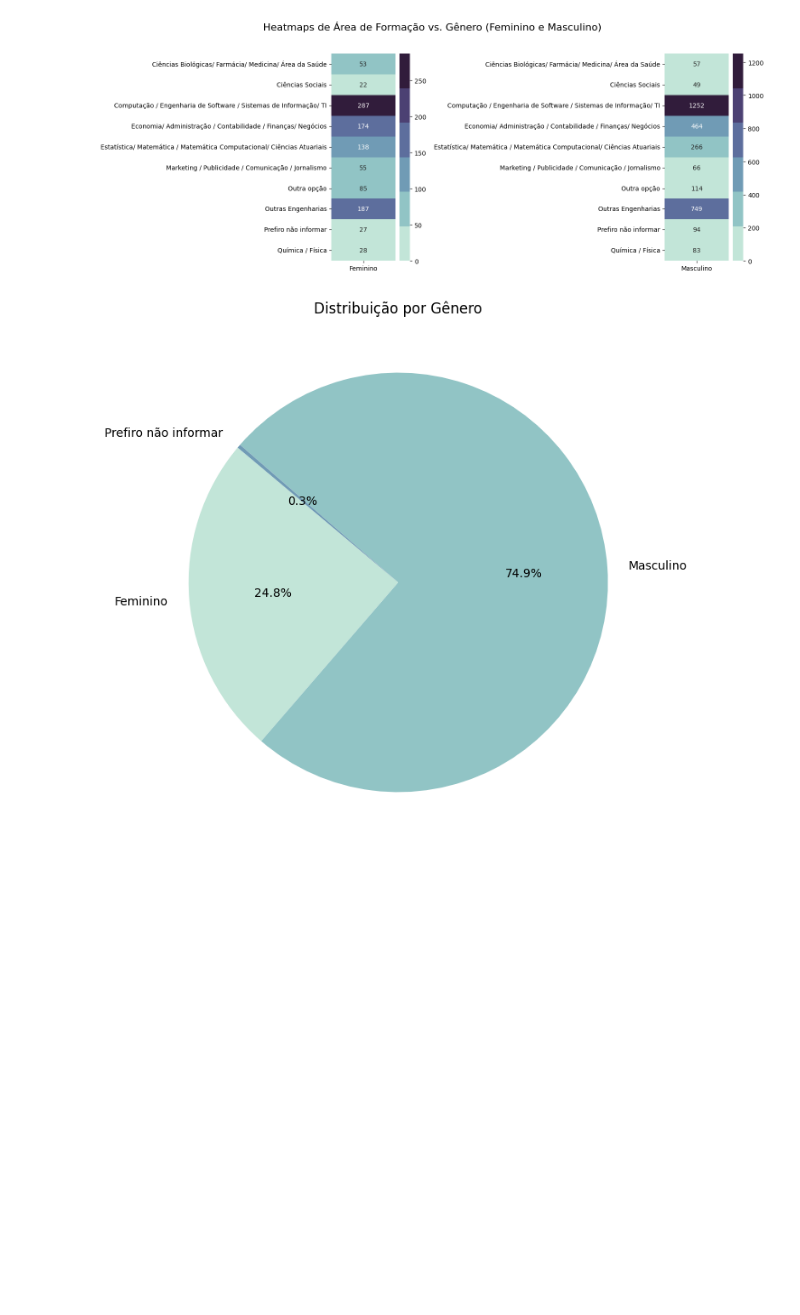
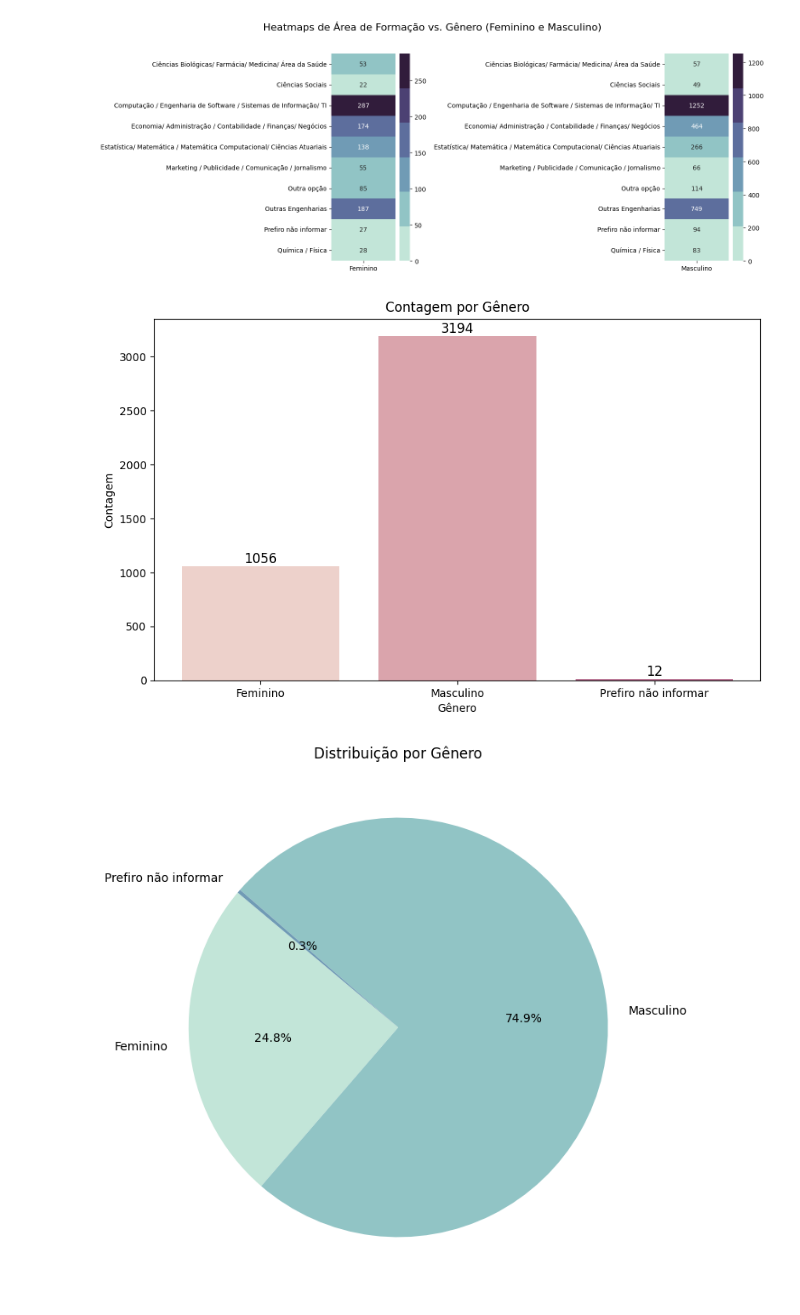
Before and after one commit to mariah-moreira/projeto_grupo_2, a Jupyter notebook: projeto_data_tech.ipynb, the cells around one changed output. Saved outputs shown, nothing was run; the diff lists cells and outputs as text; code cells hidden in the pictures; blank space fills up the shorter version.

```diff
--- a/projeto_data_tech.ipynb
+++ b/projeto_data_tech.ipynb
@@ -362,24 +362,26 @@ plt.show()
 # %% [output]
 [figure]
 # %%
-## Calcular a contagem de cada categoria na coluna 'genero'
-#grupo_genero = df_demografico1.groupby("genero")["idade"].count()
-#
-## Configurar o gráfico de barras
-#plt.figure(figsize=(10, 6))
-#bars = plt.bar(grupo_genero.index, grupo_genero.values, color=sns.cubehelix_palette())
-#
-## Adicionar os números absolutos acima das barras
-#for bar in bars:
-    #yval = bar.get_height()
-    #plt.text(bar.get_x() + bar.get_width()/2.0, yval, int(yval), va='bottom', ha='center', fontsize=12, color='black')
-#
-## Adicionar rótulos e título
-#plt.xlabel("Gênero")
-#plt.ylabel("Contagem")
-#plt.title("Contagem por Gênero")
-#
-#plt.show()
+#Calcular a contagem de cada categoria na coluna 'genero'
+grupo_genero = df_demografico1.groupby("genero")["idade"].count()
+
+#Configurar o gráfico de barras
+plt.figure(figsize=(10, 6))
+bars = plt.bar(grupo_genero.index, grupo_genero.values, color=sns.cubehelix_palette())
+
+# Adicionar os números absolutos acima das barras
+for bar in bars:
+    yval = bar.get_height()
+    plt.text(bar.get_x() + bar.get_width()/2.0, yval, int(yval), va='bottom', ha='center', fontsize=12, color='black')
+
+# Adicionar rótulos e título
+plt.xlabel("Gênero")
+plt.ylabel("Contagem")
+plt.title("Contagem por Gênero")
+
+plt.show()
+# %% [output]
+[figure, added]
 # %%
 # Calcular a contagem de cada categoria na coluna 'genero'
 grupo_genero1 = df_demografico1.groupby("genero")["idade"].count()
```
